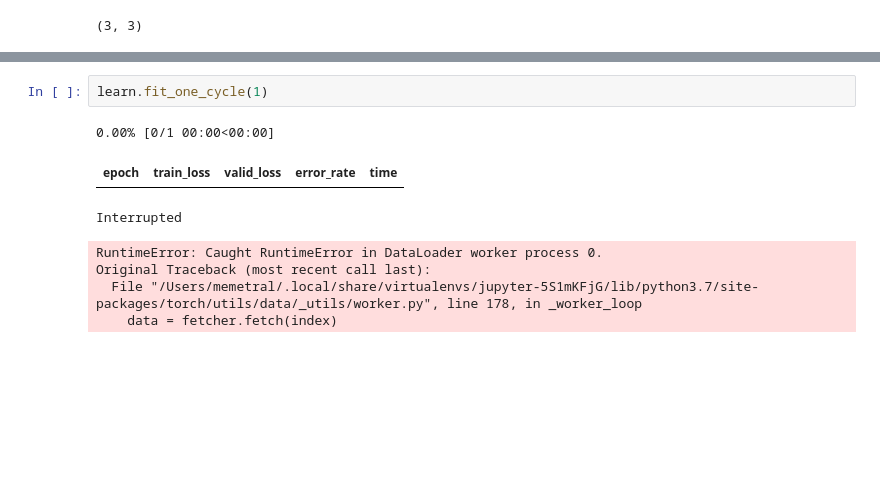
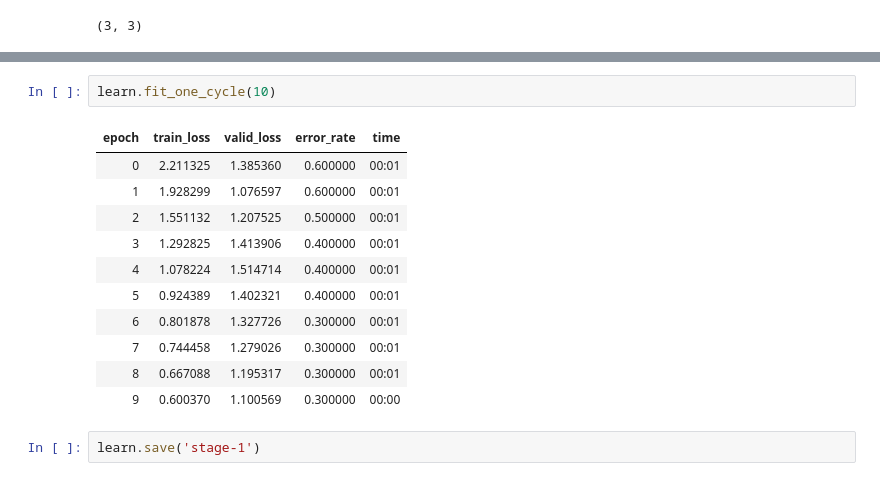
Before and after one commit to djMax/JupyterSet, a Jupyter notebook: Train.ipynb, the cells around one changed output, grey strips where cells are left out. Cells and saved outputs as stored; diff of their text form; blank space fills up the shorter version.

```diff
--- a/Train.ipynb
+++ b/Train.ipynb
@@ -55,10 +56,16 @@ Sequential(
 # %%
-learn.fit_one_cycle(1)
+learn.fit_one_cycle(10)
 # %% [output]
-0.00% [0/1 00:00<00:00]
 | epoch | train_loss | valid_loss | error_rate | time |
+| 0 | 2.211325 | 1.385360 | 0.600000 | 00:01 |
+| 1 | 1.928299 | 1.076597 | 0.600000 | 00:01 |
+| 2 | 1.551132 | 1.207525 | 0.500000 | 00:01 |
+| 3 | 1.292825 | 1.413906 | 0.400000 | 00:01 |
+| 4 | 1.078224 | 1.514714 | 0.400000 | 00:01 |
+| 5 | 0.924389 | 1.402321 | 0.400000 | 00:01 |
+| 6 | 0.801878 | 1.327726 | 0.300000 | 00:01 |
+| 7 | 0.744458 | 1.279026 | 0.300000 | 00:01 |
+| 8 | 0.667088 | 1.195317 | 0.300000 | 00:01 |
+| 9 | 0.600370 | 1.100569 | 0.300000 | 00:00 |
-Interrupted
-RuntimeError: Caught RuntimeError in DataLoader worker process 0.
-Original Traceback (most recent call last):
-  File "/Users/memetral/.local/share/virtualenvs/jupyter-5S1mKFjG/lib/python3.7/site-packages/torch/utils/data/_utils/worker.py", line 178, in _worker_loop
-    data = fetcher.fetch(index)
+# %%
+learn.save('stage-1')
```
Also changed, not shown: parts of 14 cells of this notebook.
